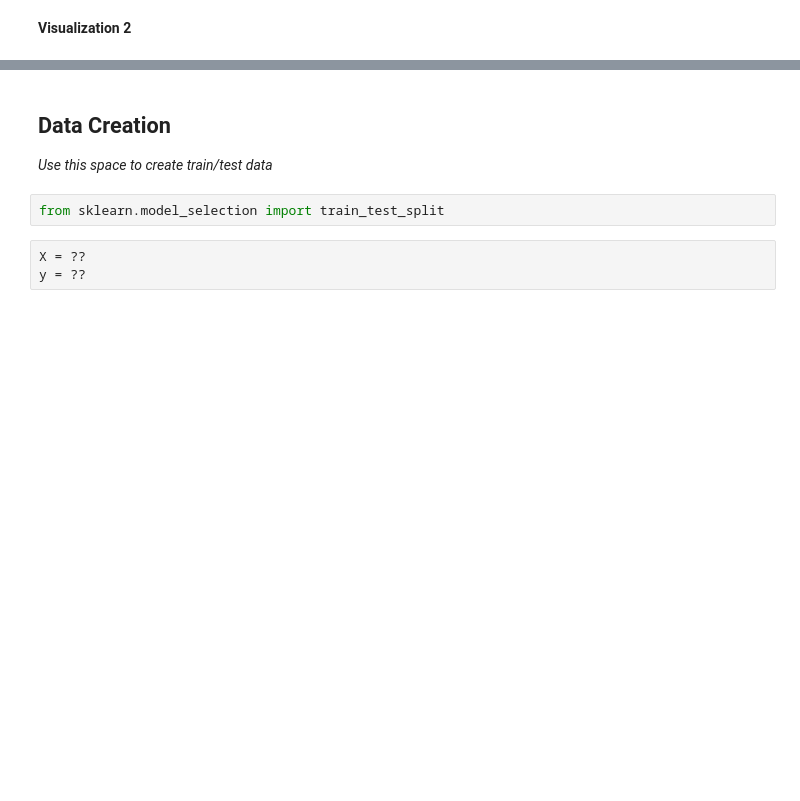
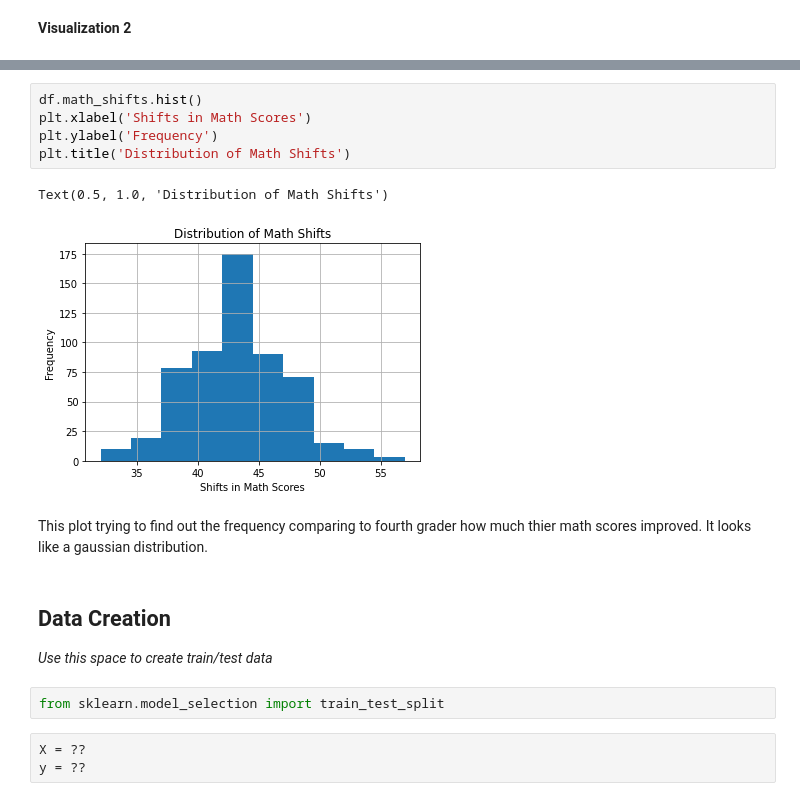
Before and after one commit to andrewye16/mdstch, a Jupyter notebook: checkpoint2/checkpoint2.ipynb, the cells around one changed output, grey strips where cells are left out. Cells and saved outputs as stored; diff of their text form; blank space fills up the shorter version.

```diff
--- a/checkpoint2/checkpoint2.ipynb
+++ b/checkpoint2/checkpoint2.ipynb
@@ -137,3 +173,13 @@ Use any graph you wish to see the relationship of your chosen outcome variable w
+# %%
+df.math_shifts.hist()
+plt.xlabel('Shifts in Math Scores')
+plt.ylabel('Frequency')
+plt.title('Distribution of Math Shifts')
+# %% [output]
+Text(0.5, 1.0, 'Distribution of Math Shifts')
+[figure, added]
+# %% [markdown]
+This plot trying to find out the frequency comparing to fourth grader how much thier math scores improved. It looks like a gaussian distribution.
 # %% [markdown]
 <h2> Data Creation </h2>
 
```
Also changed, not shown: parts of 11 cells of this notebook.
